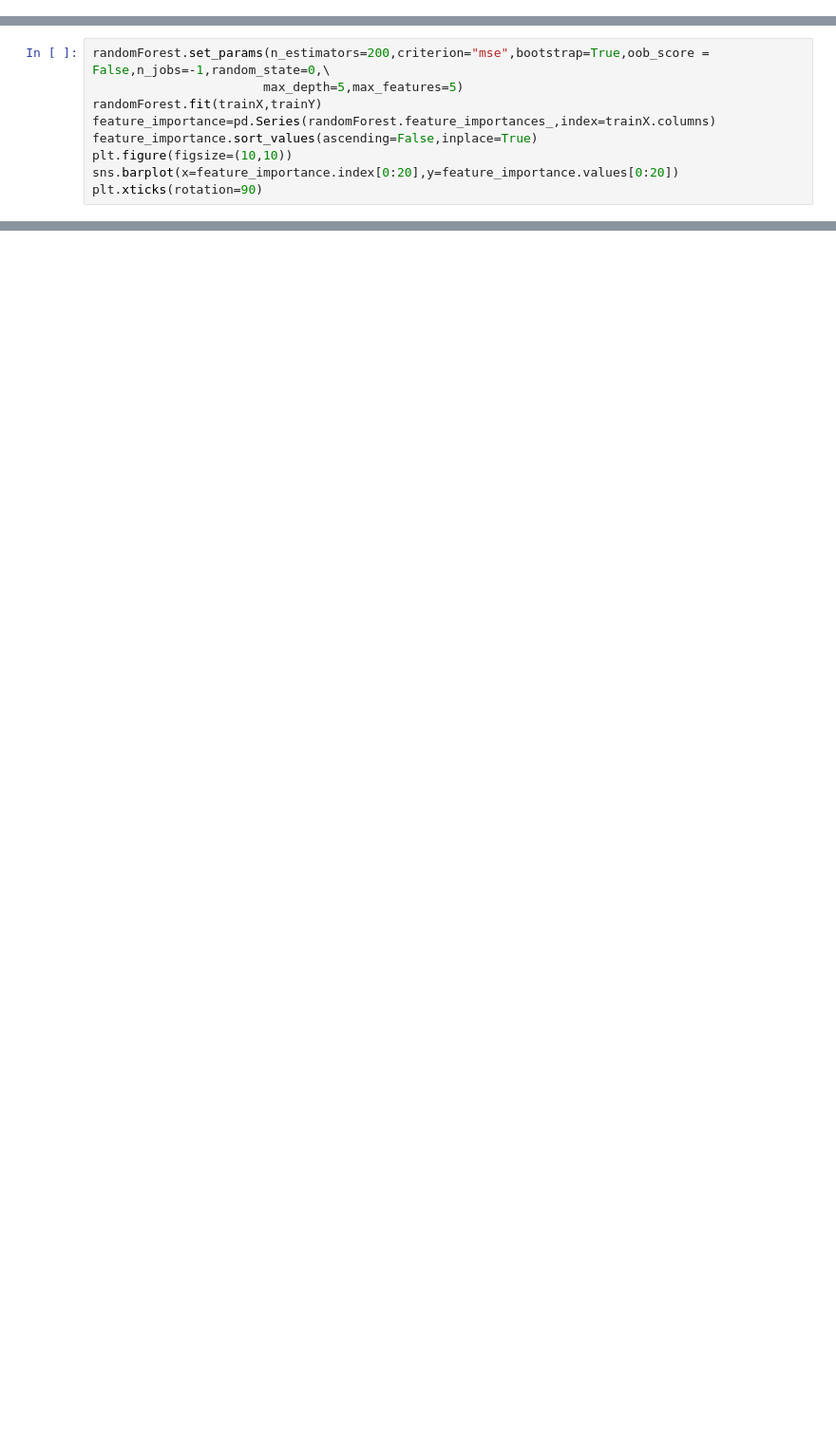
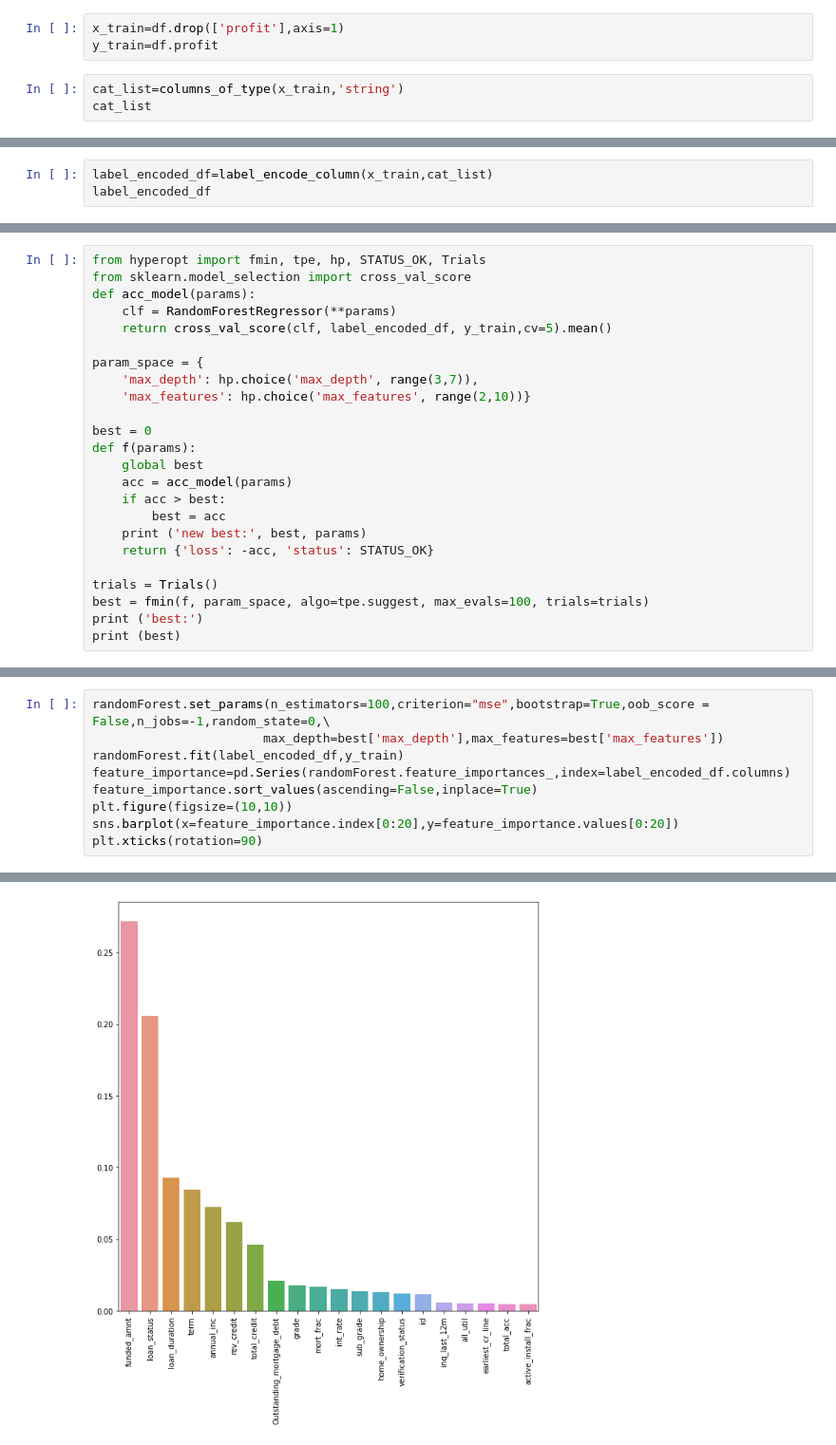
Before and after one commit to bbzou/LC_Capstone, a Jupyter notebook: Austin/05_Feature_Importance.ipynb, the cells around one changed output, grey strips where cells are left out. Shown at 95% size. Drawn from its saved outputs; the diff is of its cells as text; blank space fills up the shorter version.

Commit message:
worked on bayesian optimizer and logit modeling

```diff
--- a/Austin/05_Feature_Importance.ipynb
+++ b/Austin/05_Feature_Importance.ipynb
@@ -23,0 +35,6 @@ import lightgbm as lgb
+# %%
+x_train=df.drop(['profit'],axis=1)
+y_train=df.profit
+# %%
+cat_list=columns_of_type(x_train,'string')
+cat_list
@@ -23,0 +55,3 @@ import lightgbm as lgb
+# %%
+label_encoded_df=label_encode_column(x_train,cat_list)
+label_encoded_df
@@ -23,0 +79,24 @@ import lightgbm as lgb
+# %%
+from hyperopt import fmin, tpe, hp, STATUS_OK, Trials
+from sklearn.model_selection import cross_val_score
+def acc_model(params):
+    clf = RandomForestRegressor(**params)
+    return cross_val_score(clf, label_encoded_df, y_train,cv=5).mean()
+
+param_space = {
+    'max_depth': hp.choice('max_depth', range(3,7)),
+    'max_features': hp.choice('max_features', range(2,10))}
+
+best = 0
+def f(params):
+    global best
+    acc = acc_model(params)
+    if acc > best:
+        best = acc
+    print ('new best:', best, params)
+    return {'loss': -acc, 'status': STATUS_OK}
+
+trials = Trials()
+best = fmin(f, param_space, algo=tpe.suggest, max_evals=100, trials=trials)
+print ('best:')
+print (best)
@@ -24,9 +141,10 @@ import lightgbm as lgb
 # %%
-randomForest.set_params(n_estimators=200,criterion="mse",bootstrap=True,oob_score = False,n_jobs=-1,random_state=0,\
-                       max_depth=5,max_features=5)
-randomForest.fit(trainX,trainY)
-feature_importance=pd.Series(randomForest.feature_importances_,index=trainX.columns)
+randomForest.set_params(n_estimators=100,criterion="mse",bootstrap=True,oob_score = False,n_jobs=-1,random_state=0,\
+                       max_depth=best['max_depth'],max_features=best['max_features'])
+randomForest.fit(label_encoded_df,y_train)
+feature_importance=pd.Series(randomForest.feature_importances_,index=label_encoded_df.columns)
 feature_importance.sort_values(ascending=False,inplace=True)
 plt.figure(figsize=(10,10))
 sns.barplot(x=feature_importance.index[0:20],y=feature_importance.values[0:20])
 plt.xticks(rotation=90)
+# %% [output]
@@ -32,0 +153 @@ plt.xticks(rotation=90)
+[figure, added]
```
Also changed, not shown: parts of 16 cells of this notebook, 3 other files.
